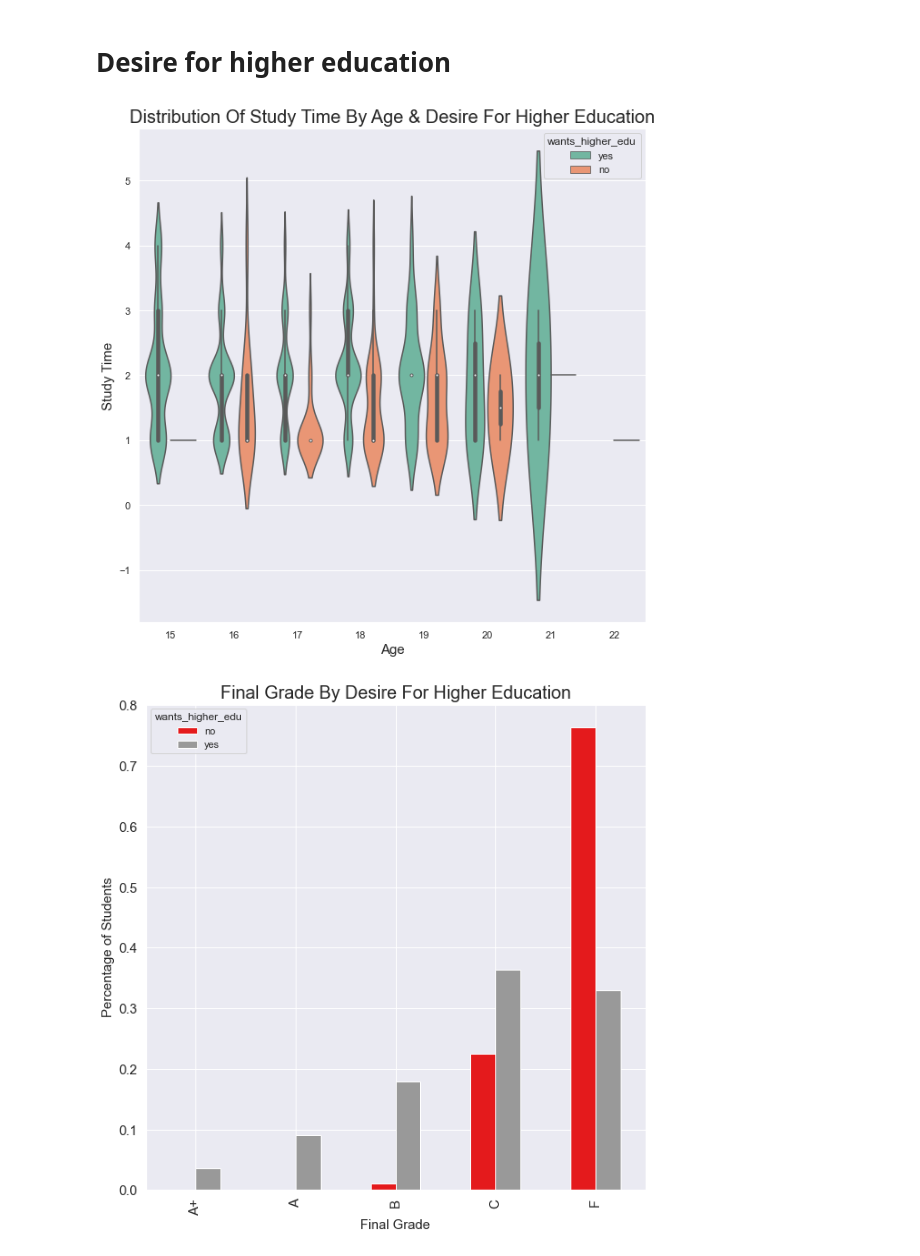
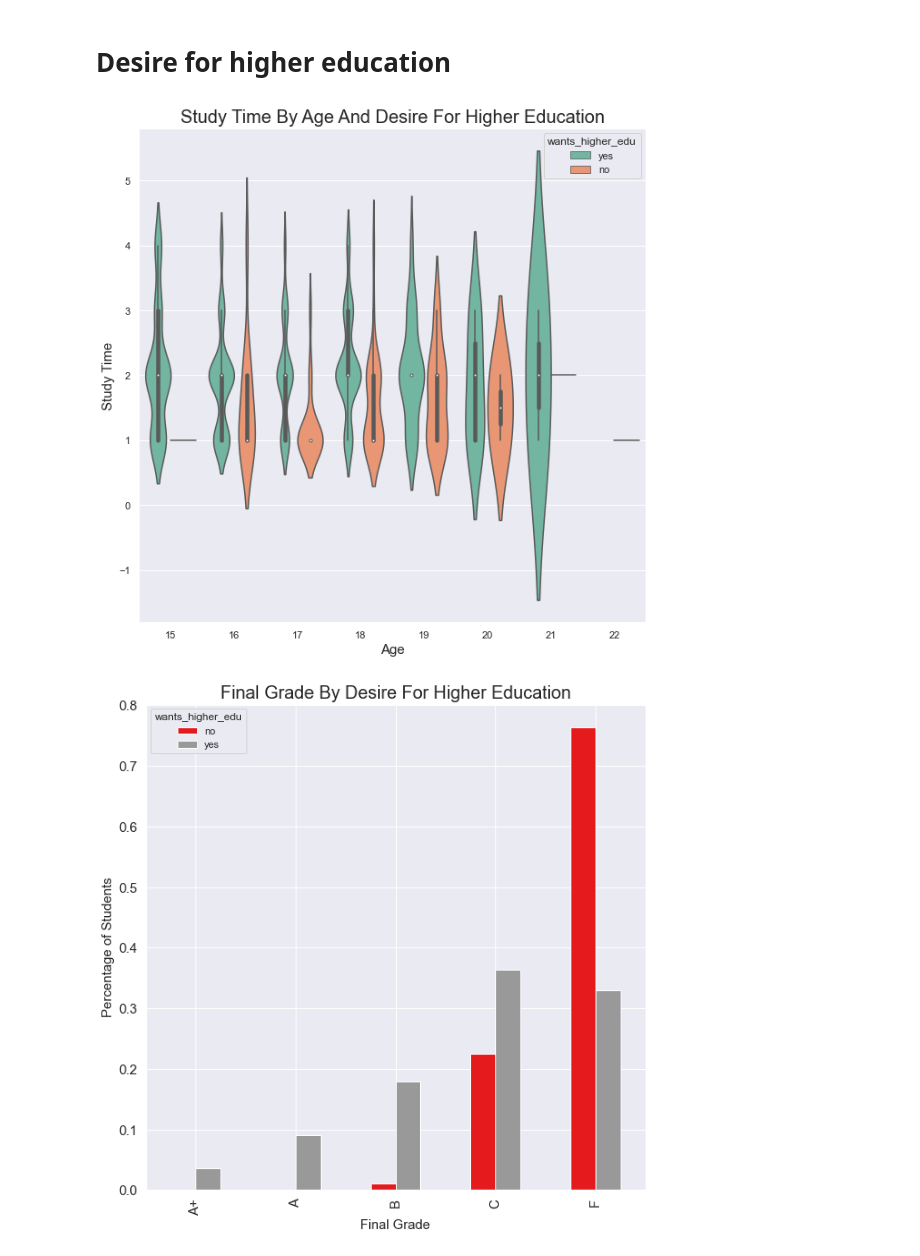
Before and after one commit to lekshmicnair/Final-Project, a Jupyter notebook: machine_learning_student_analysis.ipynb, the cells around one changed output. Saved outputs shown, nothing was run; the diff lists cells and outputs as text; code cells hidden in the pictures.

```diff
--- a/machine_learning_student_analysis.ipynb
+++ b/machine_learning_student_analysis.ipynb
@@ -141,8 +101,8 @@ False
 # %% [markdown]
 # Final Grade distribution and Correlation Plots
 # %%
-# Final grade plot
-sns.set_theme(style="darkgrid")
+# Final grade plot- seaborn count plot
+
 plt.figure(figsize=(10,10))
 sns.countplot(student_data_df.final_letter_grade,order=["A+","A","B","C","F"], palette='Set2')
 plt.xlabel('Final Grade',fontsize=15)
@@ -570,16 +536,16 @@ plt.savefig ('Visualizations/urban_rural_grades.png')
 # %%
 # Desire for higher education and study time by age
 #studytime - weekly study time (numeric: 1 - <2 hours, 2 - 2 to 5 hours, 3 - 5 to 10 hours, or 4 - >10 hours)
 
 plt.figure(figsize=(10,10))
 sns.violinplot(x='age', y='study_time', data=student_data_df, palette="Set2", hue='wants_higher_edu',ylim=(1,6))
-plt.title('Distribution Of Study Time By Age & Desire For Higher Education', fontsize=20)
+plt.title('Study Time By Age And Desire For Higher Education', fontsize=20)
 plt.ylabel('Study Time', fontsize=15)
 plt.xlabel('Age', fontsize=15)
 
 plt.savefig ('Visualizations/desire_he.png')
 # %% [output]
-[figure, old version]
+[figure, new version]
 # %%
 #Desire for higher education and final score
 wants_high_edu = pd.crosstab(index=student_data_df.final_letter_grade, columns=student_data_df.wants_higher_edu)
```
Also changed, not shown: parts of 28 cells of this notebook, 1 other file.
